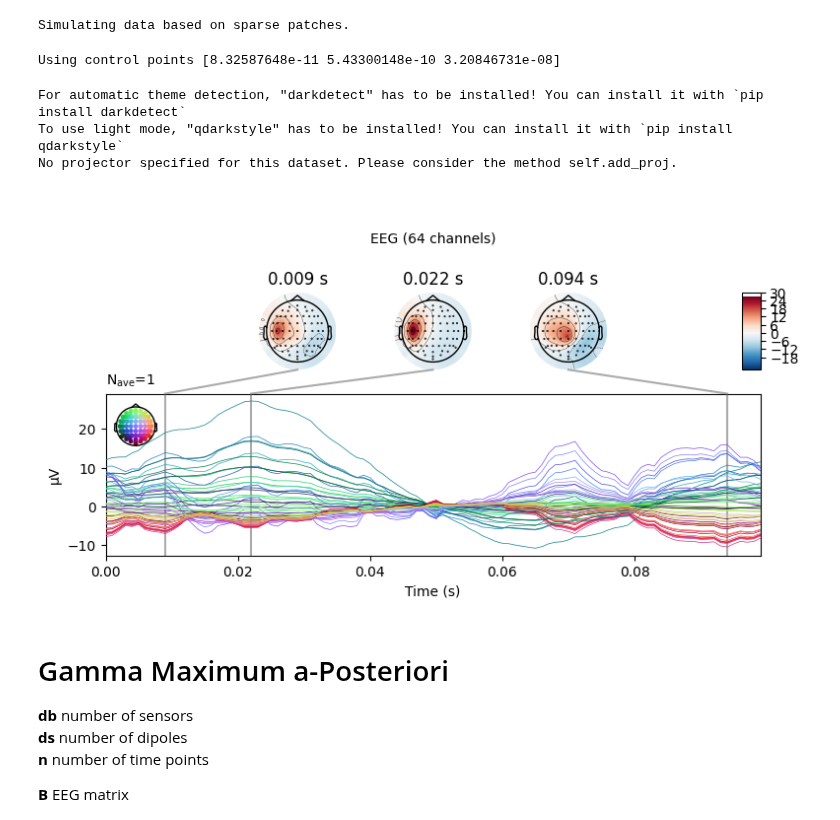
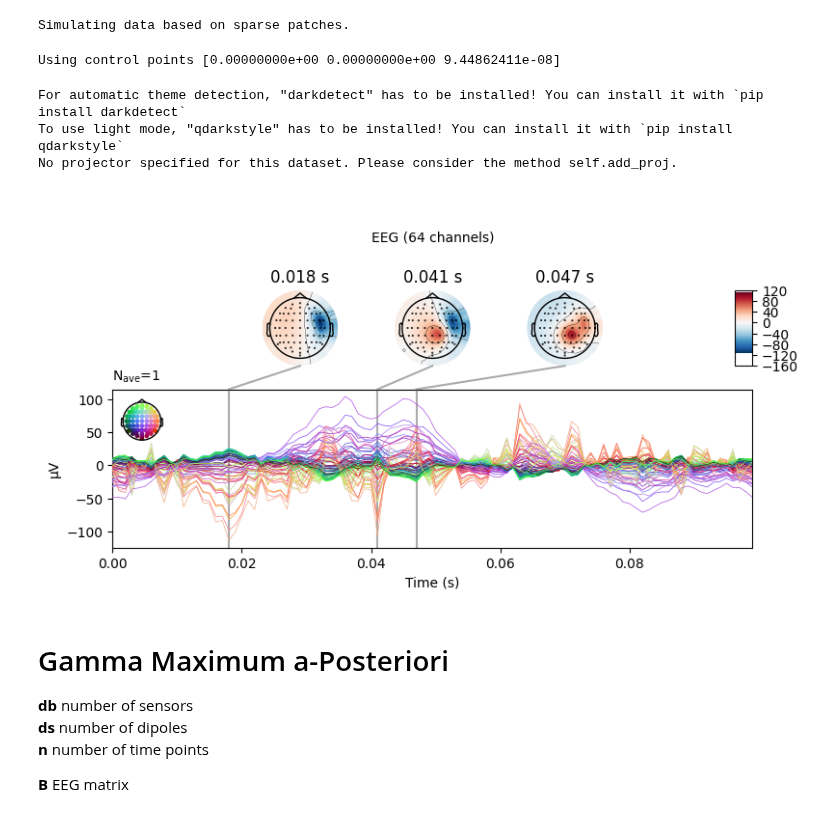
Before and after one commit to LukeTheHecker/invert, a Jupyter notebook: dev/sbl.ipynb, the cells around one changed output. Cells and saved outputs as stored; diff of their text form; code cells hidden in the pictures.

```diff
--- a/dev/sbl.ipynb
+++ b/dev/sbl.ipynb
@@ -29,24 +42,24 @@ dist = cdist(pos, pos)
 # %%
 # settings = dict(number_of_sources=1, extents=40, duration_of_trial=0.01, target_snr=1e99)
-settings = dict(number_of_sources=3, extents=(24, 25), duration_of_trial=0.1, target_snr=1e99)
+settings = dict(number_of_sources=3, extents=(24, 25), duration_of_trial=0.1, target_snr=1e99, amplitudes=100)
 
 sim = Simulation(fwd, info, settings).simulate(2)
 stc = sim.source_data[0]
 evoked = sim.eeg_data[0].average()
 B = evoked.data
 S = stc.data
 
 brain = stc.plot(**pp)
 brain.add_text(0.1, 0.9, 'Ground Truth', 'title',
                font_size=14)
 evoked.plot_joint()
 # %% [output]
 Simulating data based on sparse patches.
-Using control points [8.32587648e-11 5.43300148e-10 3.20846731e-08]
+Using control points [0.00000000e+00 0.00000000e+00 9.44862411e-08]
 For automatic theme detection, "darkdetect" has to be installed! You can install it with `pip install darkdetect`
 To use light mode, "qdarkstyle" has to be installed! You can install it with `pip install qdarkstyle`
 No projector specified for this dataset. Please consider the method self.add_proj.
-[figure, old version]
+[figure, new version]
 # %% [markdown]
 # Gamma Maximum a-Posteriori
 
```
Also changed, not shown: parts of 3 cells of this notebook.
